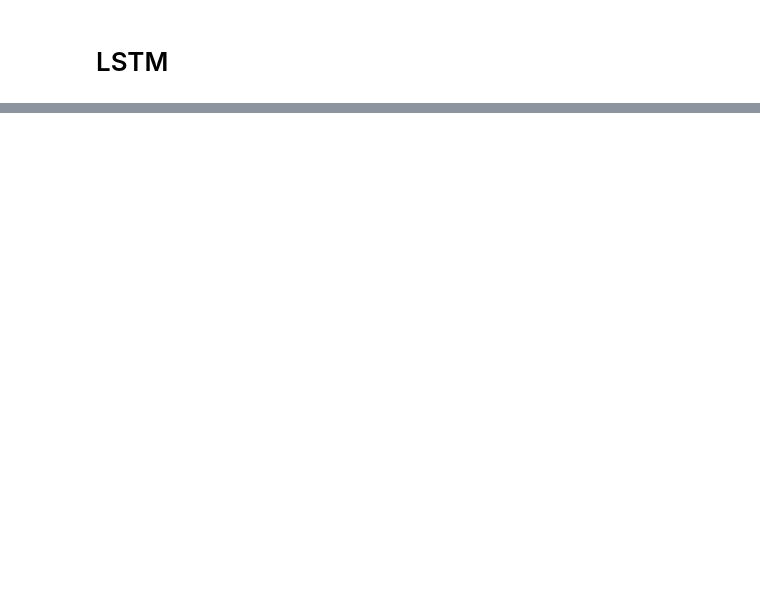
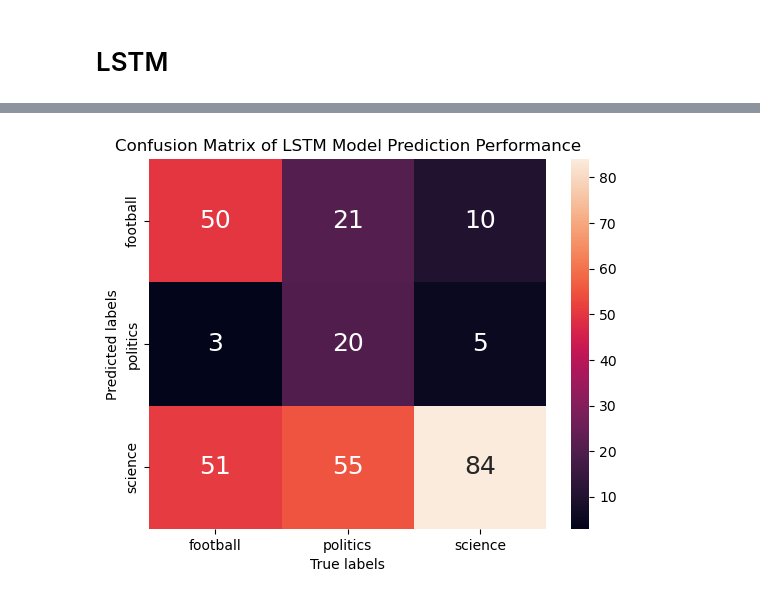
Before and after one commit to Rokkaan5/CSCI5922, a Jupyter notebook: Exam3/notebook/JasmineKobayashi_NN_Exam_2023.ipynb, the cells around one changed output, grey strips where cells are left out. Cells and saved outputs as stored; diff of their text form; code cells hidden in the pictures; blank space fills up the shorter version.

Commit message:
add simple LSTM model

```diff
--- a/Exam3/notebook/JasmineKobayashi_NN_Exam_2023.ipynb
+++ b/Exam3/notebook/JasmineKobayashi_NN_Exam_2023.ipynb
@@ -515,2 +518,8 @@ my_CNN.pretty_confusion_matrix()
 # %% [markdown]
 # LSTM
+# %%
+LSTM_model = tf.keras.models.Sequential([
+  tf.keras.layers.Bidirectional(tf.keras.layers.LSTM(50),
+  input_shape = input_shape),
+  tf.keras.layers.Dense(3, activation='softmax')
+])
@@ -516,0 +541,2 @@ my_CNN.pretty_confusion_matrix()
+# %%
+my_LSTM = exam_model_eval(LSTM_model,model_name="LSTM Model")
@@ -516,0 +566,3 @@ my_CNN.pretty_confusion_matrix()
+# %%
+%%time
+my_LSTM.train_model(epochs=100)
@@ -516,0 +659,4 @@ my_CNN.pretty_confusion_matrix()
+# %%
+my_LSTM.pretty_confusion_matrix()
+# %% [output]
+[figure, added]
```
Also changed, not shown: parts of 19 cells of this notebook, 10 other files.
